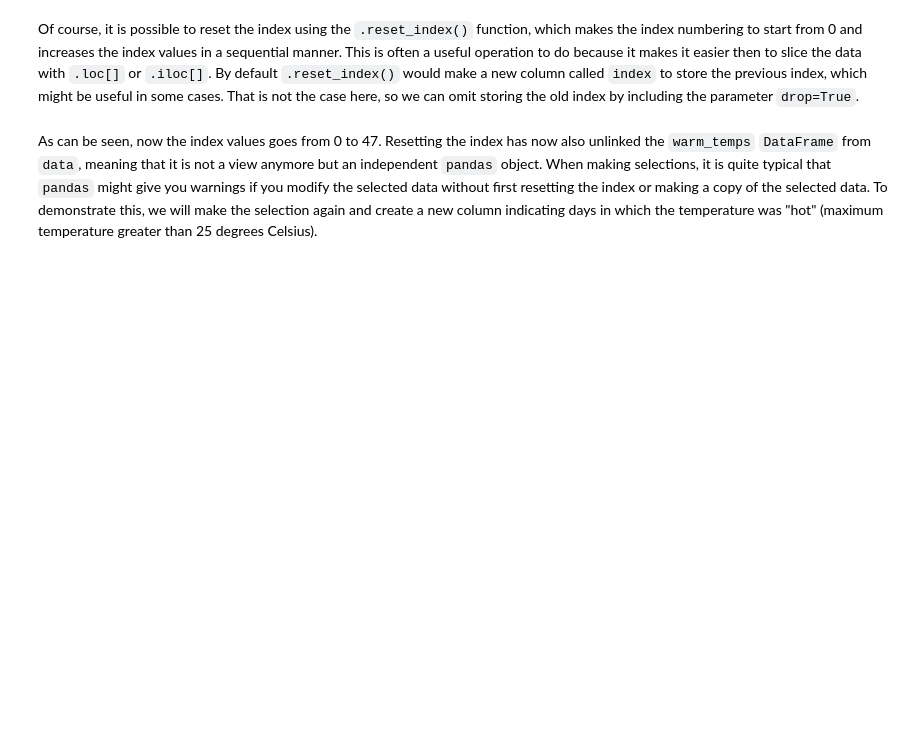
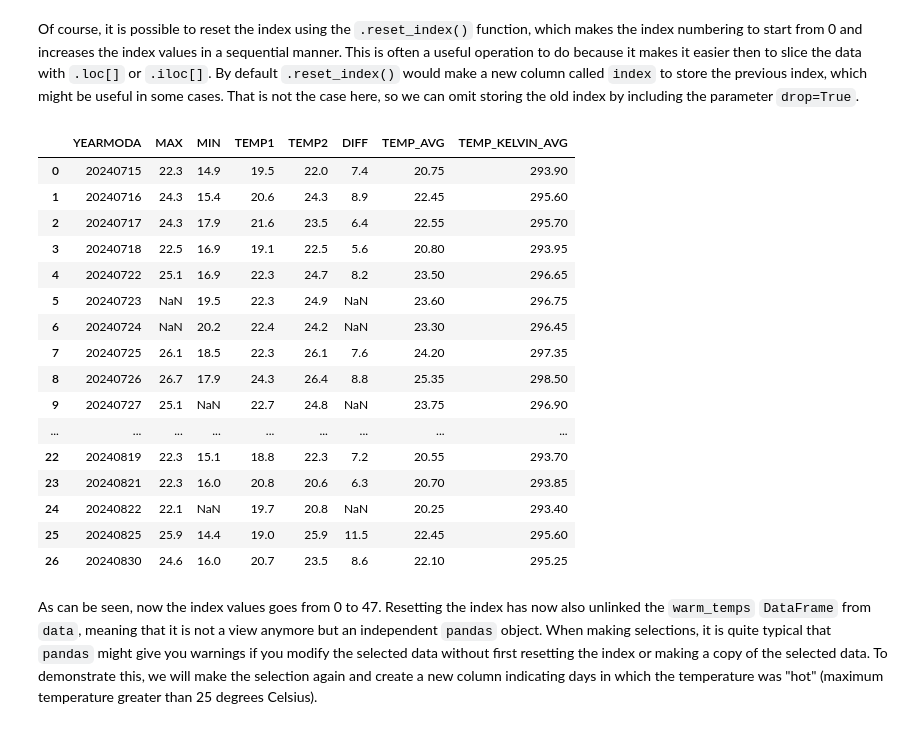
Before and after one commit to camsmith02/geopython, a Jupyter notebook: L5/data-manipulation.ipynb, the cells around one changed output. Drawn from its saved outputs; the diff is of its cells as text; code cells hidden in the pictures; blank space fills up the shorter version.

Commit message:
data_manipulation notebook

```diff
--- a/L5/data-manipulation.ipynb
+++ b/L5/data-manipulation.ipynb
@@ -22,2 +46,5 @@ As we can see, now we have a new column `DIFF` in our `DataFrame` that has value
 # %% [markdown]
 As we can see, `pandas` created a new column and automatically recognized that the data type is `float64` as we passed a `0.0` value to it. Great, but what about making those calculations with `pandas` as promised at the start of this section? Next, we will calculate the difference between the `MAX` and `MIN` columns to get an idea how much the temperatures have been varied on different days. The result will be updated into the column `DIFF` that we created earlier. A typical way of performing calculations such as this is to access the set of `Series` (columns) from the `DataFrame` that interests us and perform the mathematical calculation using the selected columns. Typically you store the result directly into a column in the `DataFrame`, such as shown below.
+# %%
+data["DIFF"] = data["MAX"] - data["MIN"]
+data.head()
@@ -24,2 +58,5 @@ As we can see, `pandas` created a new column and automatically recognized that t
 # %% [markdown]
 As expected, the output from the calculations was stored into the `DIFF` column. Conducting calculations like this is extremely fast in `pandas` because the math operations happen in a vectorized manner. This means that instead of looping over individual values of the `DataFrame` and comparing them to each other individually, calculating the difference happens simultaneously at all rows. You can also create new columns on the fly when doing the calculation (i.e., the column does not have to exist beforehand). Furthermore, it is possible to use any kind of math algebra (e.g., subtraction, addition, multiplication, division, exponentiation, etc.) when creating new columns. We can, for example, calculate another estimate of the average daily temperature by averaging the values in the `TEMP1` and `TEMP2` columns and storing the result as `TEMP`.
+# %%
+data["TEMP_AVG"] = (data["TEMP1"] + data["TEMP2"]) / 2
+data.head()
@@ -29,3 +73,5 @@ As expected, the output from the calculations was stored into the `DIFF` column.
 Calculate the temperatures in Kelvins using the Celsius values and store the result in a new column called `TEMP_KELVIN` in our `DataFrame`. Zero Kelvins is is -273.15 degrees Celsius as we learned in Chapter 2, and the formula for converting degrees Celsius (C) to Kelvins (K) is thus $T_{K} = T_{C} + 273.15$.
 # %%
 # Use this cell to enter your solution.
+data["TEMP_KELVIN_AVG"] = data["TEMP_AVG"] + 273.15
+data.head()
@@ -121,2 +290,5 @@ As a result, we get a `Series` of Boolean values, where the value `True` or `Fal
 # %% [markdown]
 It is also possible to combine multiple criteria at the same time. Combining multiple criteria can be done using the `&` (and) or the `|` (or) operators. Notice, that it is often useful to separate the different conditional clauses with parentheses `()`. Let's select rows having average daily temperatures above 20 degrees from the second half of the summer of 2024 (July 15th onwards).
+# %%
+warm_temps = data.loc[(data["TEMP_AVG"] > 20) & (data["YEARMODA"] >= 20240715)]
+warm_temps.head()
@@ -124,6 +303,27 @@ It is also possible to combine multiple criteria at the same time. Combining mul
 Now we have a subset of our `DataFrame` with only rows where the `TEMP` is above 20 and the dates in `YEARMODA` column start from the 15th of July. Notice, that the index values (numbers on the left) are still showing the index labels from the original `DataFrame`. This indicates that our result is a slice from the original data.
 # %% [markdown]
 Of course, it is possible to reset the index using the `.reset_index()` function, which makes the index numbering to start from 0 and increases the index values in a sequential manner. This is often a useful operation to do because it makes it easier then to slice the data with `.loc[]` or `.iloc[]`. By default `.reset_index()` would make a new column called `index` to store the previous index, which might be useful in some cases. That is not the case here, so we can omit storing the old index by including the parameter `drop=True`.
+# %%
+warm_temps = warm_temps.reset_index(drop = True)
+warm_temps
+# %% [output]
+|  | YEARMODA | MAX | MIN | TEMP1 | TEMP2 | DIFF | TEMP_AVG | TEMP_KELVIN_AVG |
+| 0 | 20240715 | 22.3 | 14.9 | 19.5 | 22.0 | 7.4 | 20.75 | 293.90 |
+| 1 | 20240716 | 24.3 | 15.4 | 20.6 | 24.3 | 8.9 | 22.45 | 295.60 |
+| 2 | 20240717 | 24.3 | 17.9 | 21.6 | 23.5 | 6.4 | 22.55 | 295.70 |
+| 3 | 20240718 | 22.5 | 16.9 | 19.1 | 22.5 | 5.6 | 20.80 | 293.95 |
+| 4 | 20240722 | 25.1 | 16.9 | 22.3 | 24.7 | 8.2 | 23.50 | 296.65 |
+| 5 | 20240723 | NaN | 19.5 | 22.3 | 24.9 | NaN | 23.60 | 296.75 |
+| 6 | 20240724 | NaN | 20.2 | 22.4 | 24.2 | NaN | 23.30 | 296.45 |
+| 7 | 20240725 | 26.1 | 18.5 | 22.3 | 26.1 | 7.6 | 24.20 | 297.35 |
+| 8 | 20240726 | 26.7 | 17.9 | 24.3 | 26.4 | 8.8 | 25.35 | 298.50 |
+| 9 | 20240727 | 25.1 | NaN | 22.7 | 24.8 | NaN | 23.75 | 296.90 |
+| ... | ... | ... | ... | ... | ... | ... | ... | ... |
+| 22 | 20240819 | 22.3 | 15.1 | 18.8 | 22.3 | 7.2 | 20.55 | 293.70 |
+| 23 | 20240821 | 22.3 | 16.0 | 20.8 | 20.6 | 6.3 | 20.70 | 293.85 |
+| 24 | 20240822 | 22.1 | NaN | 19.7 | 20.8 | NaN | 20.25 | 293.40 |
+| 25 | 20240825 | 25.9 | 14.4 | 19.0 | 25.9 | 11.5 | 22.45 | 295.60 |
+| 26 | 20240830 | 24.6 | 16.0 | 20.7 | 23.5 | 8.6 | 22.10 | 295.25 |
 # %% [markdown]
 As can be seen, now the index values goes from 0 to 47. Resetting the index has now also unlinked the `warm_temps` `DataFrame` from `data`, meaning that it is not a view anymore but an independent `pandas` object. When making selections, it is quite typical that `pandas` might give you warnings if you modify the selected data without first resetting the index or making a copy of the selected data. To demonstrate this, we will make the selection again and create a new column indicating days in which the temperature was "hot" (maximum temperature greater than 25 degrees Celsius).
 # %% [markdown]
```
Also changed, not shown: parts of 36 cells of this notebook.
